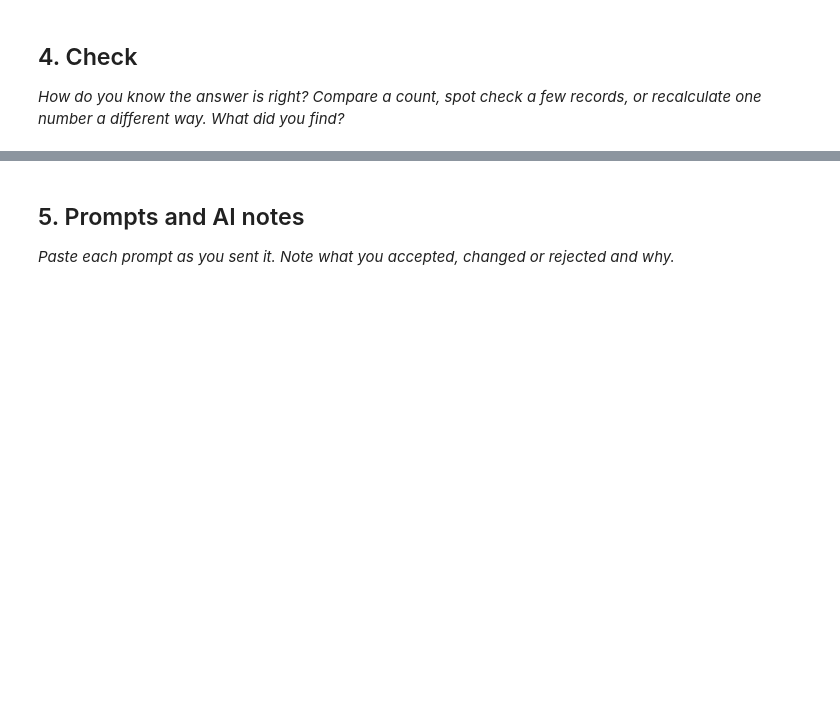
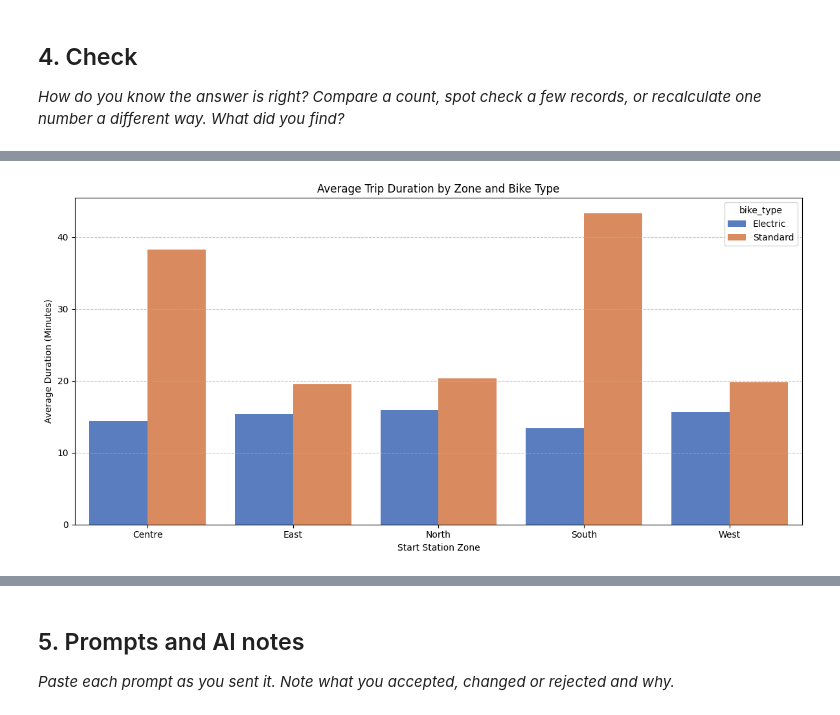
Before and after one commit to HmanseyWBS/HmanseyWBS---AnalyticsEngineering, a Jupyter notebook: Copy_of_2_03_practice_bike_hire_student.ipynb, the cells around one changed output, grey strips where cells are left out. Cells and saved outputs as stored; diff of their text form; code cells hidden in the pictures; blank space fills up the shorter version.

```diff
--- a/Copy_of_2_03_practice_bike_hire_student.ipynb
+++ b/Copy_of_2_03_practice_bike_hire_student.ipynb
@@ -203,3 +364,20 @@ One row per combination of bike type and zone, with the number of trips and the
 ## 3. Join and aggregate
 
 *Join the tables and calculate the answer. Note how many rows you expect after each join, then check.*
+# %%
+# Join the tables and calculate the average duration by bike type and zone
+query = """
+SELECT
+    b.bike_type,
+    s.zone,
+    COUNT(t.trip_id) AS total_trips,
+    ROUND(AVG(t.duration_min), 2) AS avg_duration_min
+FROM trips_clean AS t
+JOIN bikes_clean AS b ON t.bike_id = b.bike_id
+JOIN stations AS s ON t.start_station_id = s.station_id
+GROUP BY b.bike_type, s.zone
+ORDER BY b.bike_type, s.zone
+"""
+
+results = q(query)
+display(results)
@@ -209,0 +423,15 @@ One row per combination of bike type and zone, with the number of trips and the
+# %%
+import matplotlib.pyplot as plt
+import seaborn as sns
+
+# Create a bar chart showing average trip duration by zone and bike type
+plt.figure(figsize=(12, 6))
+sns.barplot(data=results, x='zone', y='avg_duration_min', hue='bike_type', palette='muted')
+plt.title('Average Trip Duration by Zone and Bike Type')
+plt.xlabel('Start Station Zone')
+plt.ylabel('Average Duration (Minutes)')
+plt.grid(axis='y', linestyle='--', alpha=0.7)
+plt.tight_layout()
+plt.show()
+# %% [output]
+[figure, added]
```
Also changed, not shown: parts of 9 cells of this notebook.
